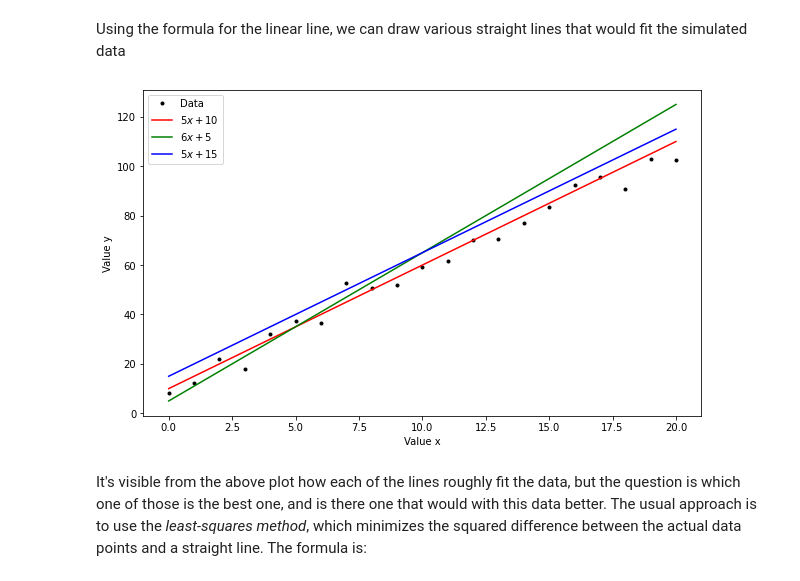
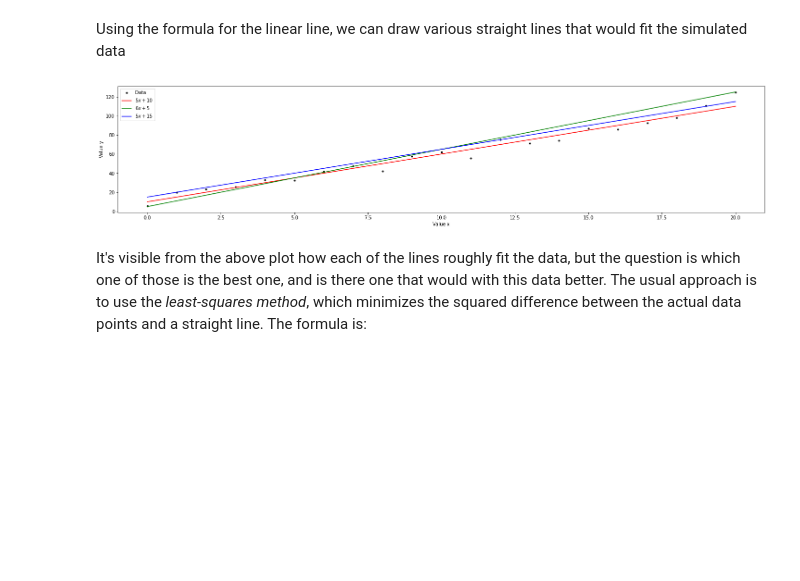
Before and after one commit to AnteDujic/MLS---Assesment, a Jupyter notebook: Practicals/02-models.ipynb, the cells around one changed output. Saved outputs shown, nothing was run; the diff lists cells and outputs as text; code cells hidden in the pictures; blank space fills up the shorter version.

```diff
--- a/Practicals/02-models.ipynb
+++ b/Practicals/02-models.ipynb
@@ -78,6 +76,6 @@ x, y
 # %%
 # Create the plot.
-plt.rcParams['figure.figsize'] = (10, 6)
+plt.rcParams['figure.figsize'] = (25, 5)
 plt.plot(x, y, 'k.')
 
 # Set some properties for the plot.
@@ -97,24 +95,26 @@ Using the formula for the linear line, we can draw various straight lines that w
 # %%
 # Create a plot for data (dots)
 plt.plot(x, y, 'k.', label="Data")
+# Plot size
+plt.rcParams['figure.figsize'] = (25, 5)
 
 # Overlay some lines on the plot.
 a = np.arange(0.0, 21.0, 1.0)
 plt.plot(a, 5.0 * a + 10.0, 'r-', label=r"$5x + 10$")
 plt.plot(a, 6.0 * a +  5.0, 'g-', label=r"$6x +  5$")
 plt.plot(a, 5.0 * a + 15.0, 'b-', label=r"$5x + 15$")
 
 # Add a legend.
 plt.legend()
 
 # Add axis labels.
 plt.xlabel('Value x')
 plt.ylabel('Value y')
 
 # Show the plot.
 plt.show()
 # %% [output]
-[figure, old version]
+[figure, new version]
 # %% [markdown]
 It's visible from the above plot how each of the lines roughly fit the data, but the question is which one of those is the best one, and is there one that would with this data better. The usual approach is to use the *least-squares method*, which minimizes the squared difference between the actual data points and a straight line. The formula is:
 # %% [markdown]
```
Also changed, not shown: parts of 58 cells of this notebook, 1 other file.
